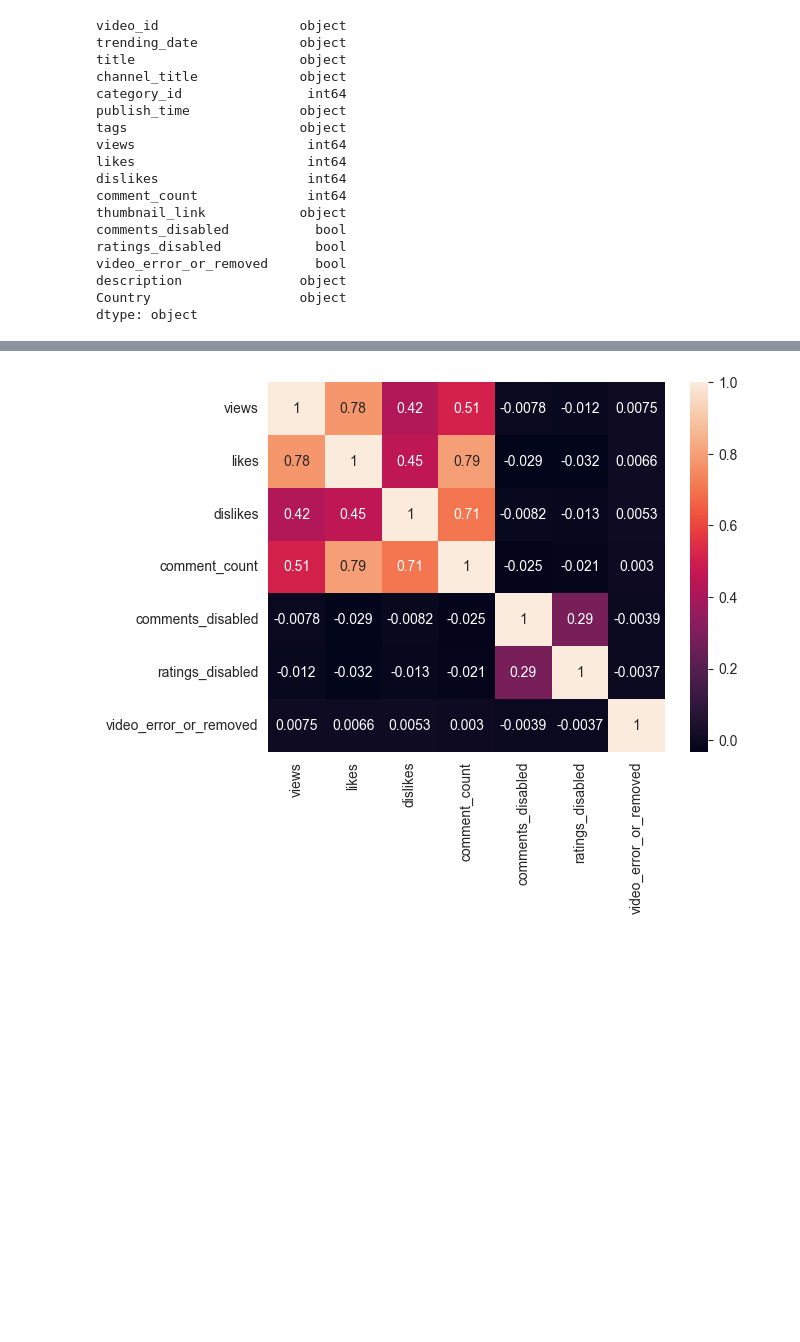
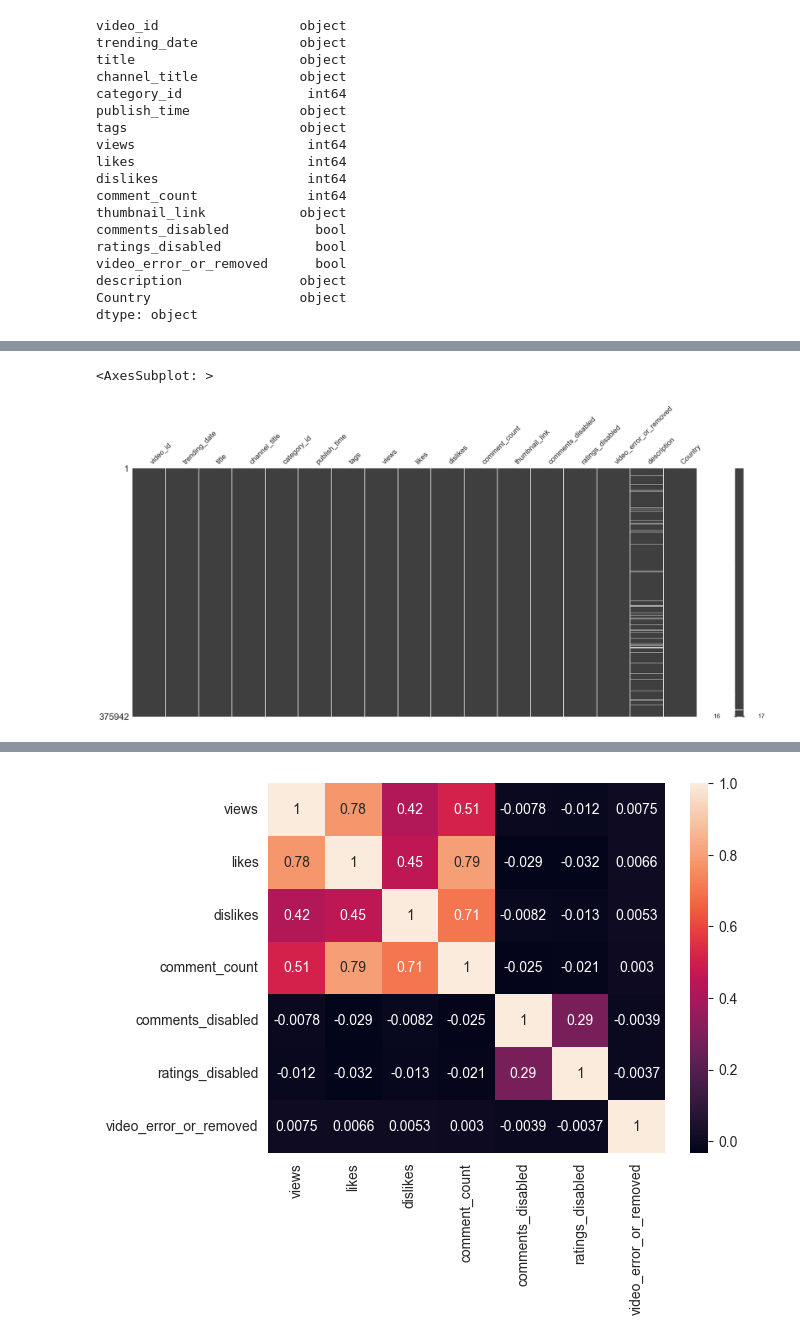
Before and after one commit to ShannonHoutermans/BreastCancerML, a Jupyter notebook: Youtube Videos.ipynb, the cells around one changed output, grey strips where cells are left out. Drawn from its saved outputs; the diff is of its cells as text; code cells hidden in the pictures; blank space fills up the shorter version.

```diff
--- a/Youtube Videos.ipynb
+++ b/Youtube Videos.ipynb
@@ -149,0 +277,5 @@ print(ALL_videos['views'].sum())
+# %%
+msno.matrix(ALL_videos)
+# %% [output]
+<AxesSubplot: >
+[figure, added]
```
Also changed, not shown: parts of 32 cells of this notebook, 1 other file.
